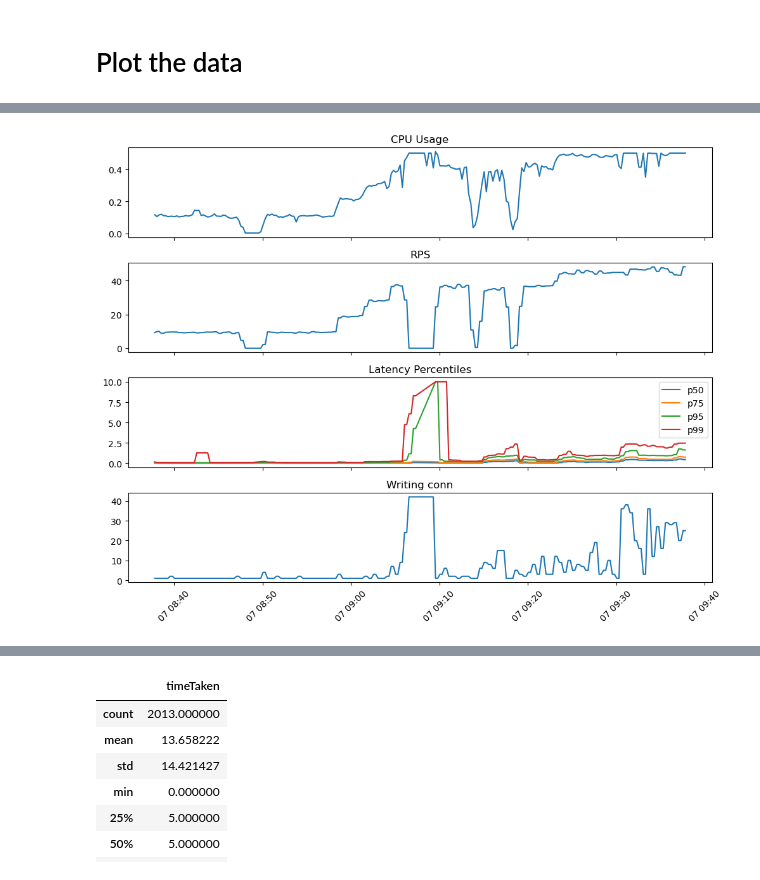
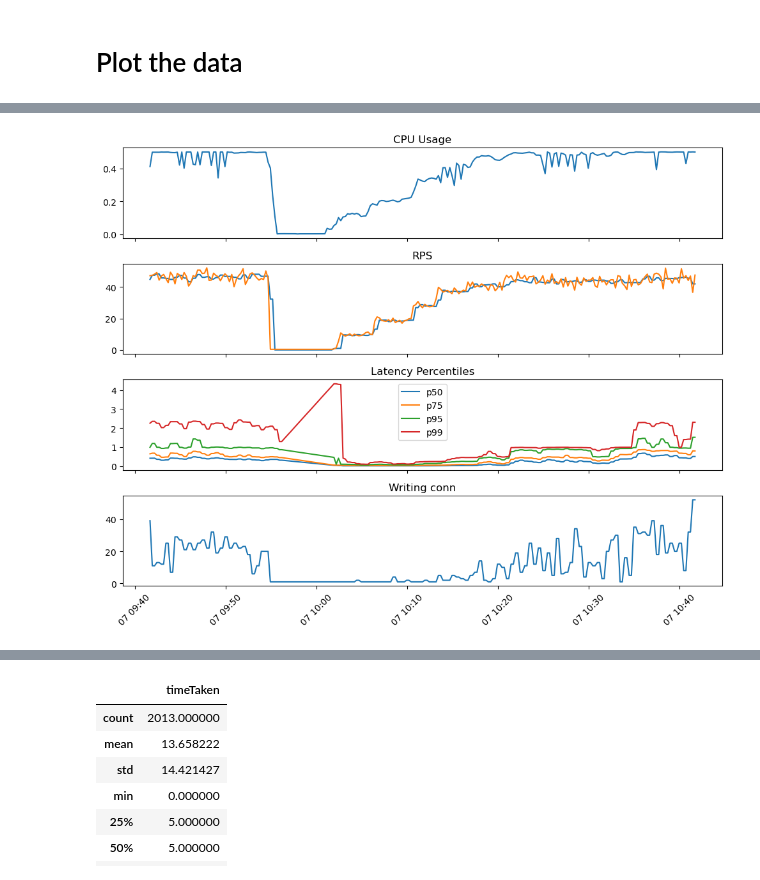
Before and after one commit to Boygioi15/predictive-autoscaling-k8s-test-2, a Jupyter notebook: ai-model/fetch_metric.ipynb, the cells around one changed output, grey strips where cells are left out. Saved outputs shown, nothing was run; the diff lists cells and outputs as text; code cells hidden in the pictures.

Commit message:
async code

```diff
--- a/ai-model/fetch_metric.ipynb
+++ b/ai-model/fetch_metric.ipynb
@@ -169,36 +169,37 @@ df.head()
 import pandas as pd
 import matplotlib.pyplot as plt
 
-df = pd.read_csv("./data/baseline/sync-500.csv")
+df = pd.read_csv("./data/baseline/async-500.csv")
 df.rename(columns={"Unnamed: 0": "time"}, inplace=True)
 df["time"] = pd.to_datetime(df["time"])
 
 fig, ax = plt.subplots(4, 1, figsize=(10, 8), sharex=True)
 
 # CPU
 ax[0].plot(df["time"], df["cpu_usage"])
 ax[0].set_title("CPU Usage")
 
 # RPS
-ax[1].plot(df["time"], df["ingress_rps_1m"])
+ax[1].plot(df["time"], df["ingress_rps_1m"], label="ingress")
+ax[1].plot(df["time"], df["app_rps_irate"], label="irate_app")
 ax[1].set_title("RPS")
 
 # Latency (all together)
 ax[2].plot(df["time"], df["ingress_p50_latency"], label="p50")
 ax[2].plot(df["time"], df["ingress_p75_latency"], label="p75")
 ax[2].plot(df["time"], df["ingress_p95_latency"], label="p95")
 ax[2].plot(df["time"], df["ingress_p99_latency"], label="p99")
 ax[2].set_title("Latency Percentiles")
 ax[2].legend()
 
 # Writing conn
 ax[3].plot(df["time"], df["nginx_writing_conn"])
 ax[3].set_title("Writing conn")
 
 plt.xticks(rotation=45)
 plt.tight_layout()
 plt.show()
 # %% [output]
-[figure, old version]
+[figure, new version]
 # %%
 import pandas as pd
```
Also changed, not shown: parts of 3 cells of this notebook, 5 other files.
